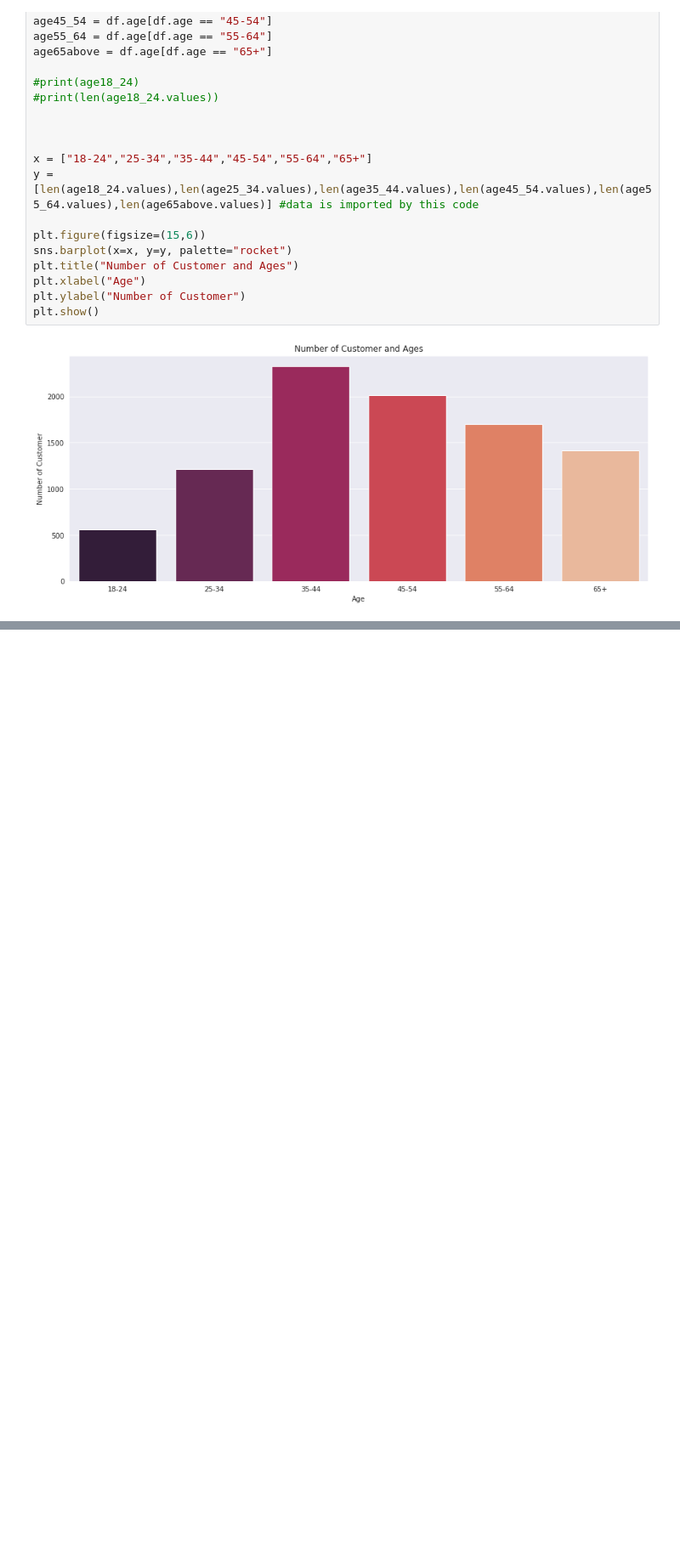
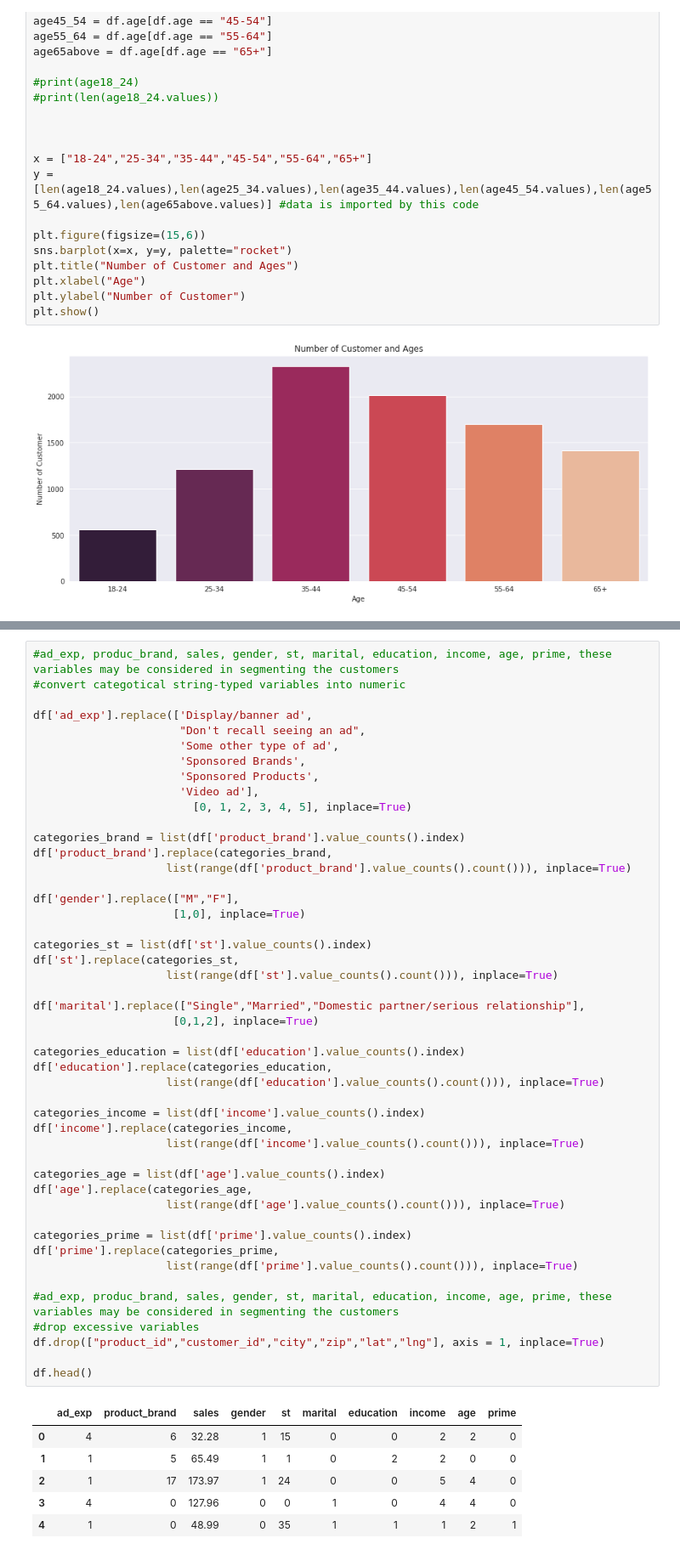
Before and after one commit to nasirxia/Analysis-Project-2022-Fall, a Jupyter notebook: ALP-2.ipynb, the cells around one changed output, grey strips where cells are left out. Shown at 85% size. Cells and saved outputs as stored; diff of their text form; blank space fills up the shorter version.

```diff
--- a/ALP-2.ipynb
+++ b/ALP-2.ipynb
@@ -194,3 +194,57 @@ df.head()
 | 2 | Don't recall seeing an ad | 950844039 | Doggo | 173.97 | 4448 | M | Danbury | CT | 6816 | 41.3089 | ... |
 | 3 | Sponsored Products | 378059009 | Alpha | 127.96 | 4510 | F | San Antonio | TX | 78215 | 29.4413 | ... |
 | 4 | Don't recall seeing an ad | 151595003 | Alpha | 48.99 | 370 | F | Boise | ID | 83711 | 43.4599 | ... |
+# %%
+#ad_exp, produc_brand, sales, gender, st, marital, education, income, age, prime, these variables may be considered in segmenting the customers
+#convert categotical string-typed variables into numeric
+
+df['ad_exp'].replace(['Display/banner ad',
+                      "Don't recall seeing an ad",
+                      'Some other type of ad',
+                      'Sponsored Brands',
+                      'Sponsored Products',
+                      'Video ad'],
+                        [0, 1, 2, 3, 4, 5], inplace=True)
+
+categories_brand = list(df['product_brand'].value_counts().index)
+df['product_brand'].replace(categories_brand,
+                    list(range(df['product_brand'].value_counts().count())), inplace=True)
+
+df['gender'].replace(["M","F"],
+                     [1,0], inplace=True)
+
+categories_st = list(df['st'].value_counts().index)
+df['st'].replace(categories_st,
+                    list(range(df['st'].value_counts().count())), inplace=True)
+
+df['marital'].replace(["Single","Married","Domestic partner/serious relationship"],
+                     [0,1,2], inplace=True)
+
+categories_education = list(df['education'].value_counts().index)
+df['education'].replace(categories_education,
+                    list(range(df['education'].value_counts().count())), inplace=True)
+
+categories_income = list(df['income'].value_counts().index)
+df['income'].replace(categories_income,
+                    list(range(df['income'].value_counts().count())), inplace=True)
+
+categories_age = list(df['age'].value_counts().index)
+df['age'].replace(categories_age,
+                    list(range(df['age'].value_counts().count())), inplace=True)
+
+categories_prime = list(df['prime'].value_counts().index)
+df['prime'].replace(categories_prime,
+                    list(range(df['prime'].value_counts().count())), inplace=True)
+
+#ad_exp, produc_brand, sales, gender, st, marital, education, income, age, prime, these variables may be considered in segmenting the customers
+#drop excessive variables
+df.drop(["product_id","customer_id","city","zip","lat","lng"], axis = 1, inplace=True)
+
+df.head()
+# %% [output]
+|  | ad_exp | product_brand | sales | gender | st | marital | education | income | age | prime |
+| 0 | 4 | 6 | 32.28 | 1 | 15 | 0 | 0 | 2 | 2 | 0 |
+| 1 | 1 | 5 | 65.49 | 1 | 1 | 0 | 2 | 2 | 0 | 0 |
+| 2 | 1 | 17 | 173.97 | 1 | 24 | 0 | 0 | 5 | 4 | 0 |
+| 3 | 4 | 0 | 127.96 | 0 | 0 | 1 | 0 | 4 | 4 | 0 |
+| 4 | 1 | 0 | 48.99 | 0 | 35 | 1 | 1 | 1 | 2 | 1 |
```
Also changed, not shown: parts of 3 cells of this notebook.
